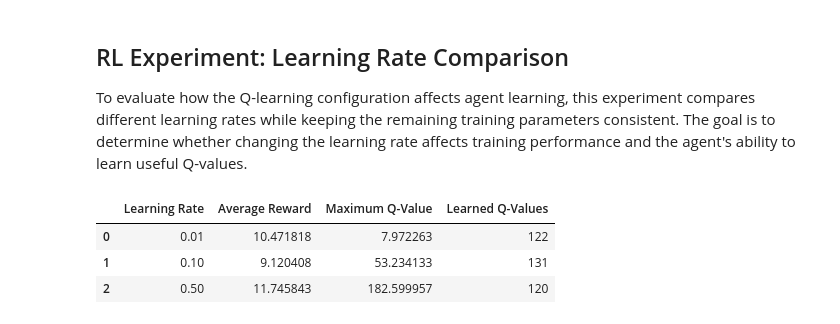
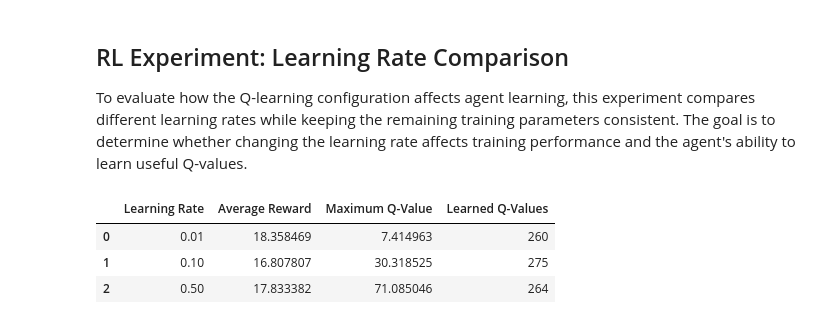
Before and after one commit to christran85-cyber/casino-revenue-rl-optimization, a Jupyter notebook: notebooks/casino_revenue_rl_optimization.ipynb, the cells around one changed output. Cells and saved outputs as stored; diff of their text form; code cells hidden in the pictures.

```diff
--- a/notebooks/casino_revenue_rl_optimization.ipynb
+++ b/notebooks/casino_revenue_rl_optimization.ipynb
@@ -565,12 +639,11 @@ def choose_action(state):
     else:
         return np.argmax(q_table[tuple(state)])
 # %%
-def update_q_value(state, action, reward, next_state):
+def update_q_value(state, action, reward):
     current_q = q_table[tuple(state)][action]
-    best_next_q = np.max(q_table[tuple(next_state)])
 
     new_q = current_q + alpha * (
-        reward + gamma * best_next_q - current_q
+        reward - current_q
     )
 
     q_table[tuple(state)][action] = new_q
@@ -751,20 +819,10 @@ for episode in range(episodes):
 
     next_obs, reward, terminated, truncated, info = env.step(action)
 
-    next_state_df = pd.DataFrame(
-        [next_obs],
-        columns=state_data.columns
-    )
-
-    next_state = discretizer.transform(
-        next_state_df
-    )[0].astype(int)
-
     update_q_value(
         state,
         action,
-        reward,
-        next_state
+        reward
     )
 
     rewards.append(reward)
@@ -974,50 +1127,41 @@ for test_alpha in learning_rates:
                 experiment_q_table[tuple(state)]
             )
 
-        next_obs, reward, terminated, truncated, info = env.step(action)
-
-        next_state_df = pd.DataFrame(
-            [next_obs],
-            columns=state_data.columns
+        next_obs, reward, terminated, truncated, info = env.step(
+            action
         )
 
-        next_state = discretizer.transform(
-            next_state_df
-        )[0].astype(int)
+        current_q = experiment_q_table[tuple(state)][action]
 
-        current_q = experiment_q_table[tuple(state)][action]
-        best_next_q = np.max(
-            experiment_q_table[tuple(next_state)]
-        )
-
+        # One-step environment:
+        # learn directly from the immediate measured reward.
         experiment_q_table[tuple(state)][action] = (
             current_q
             + test_alpha
             * (
-                reward
-                + gamma * best_next_q
-                - current_q
+                reward - current_q
             )
         )
 
         experiment_rewards.append(reward)
 
         experiment_epsilon = max(
             epsilon_min,
             experiment_epsilon * epsilon_decay
         )
 
     experiment_results.append({
         "Learning Rate": test_alpha,
         "Average Reward": np.mean(experiment_rewards),
         "Maximum Q-Value": np.max(experiment_q_table),
         "Learned Q-Values": np.count_nonzero(experiment_q_table)
     })
 
 experiment_df = pd.DataFrame(experiment_results)
+
 experiment_df
 # %% [output]
 |  | Learning Rate | Average Reward | Maximum Q-Value | Learned Q-Values |
-| 0 | 0.01 | 10.471818 | 7.972263 | 122 |
-| 1 | 0.10 | 9.120408 | 53.234133 | 131 |
-| 2 | 0.50 | 11.745843 | 182.599957 | 120 |
+| 0 | 0.01 | 18.358469 | 7.414963 | 260 |
+| 1 | 0.10 | 16.807807 | 30.318525 | 275 |
+| 2 | 0.50 | 17.833382 | 71.085046 | 264 |
```
Also changed, not shown: parts of 30 cells of this notebook.
